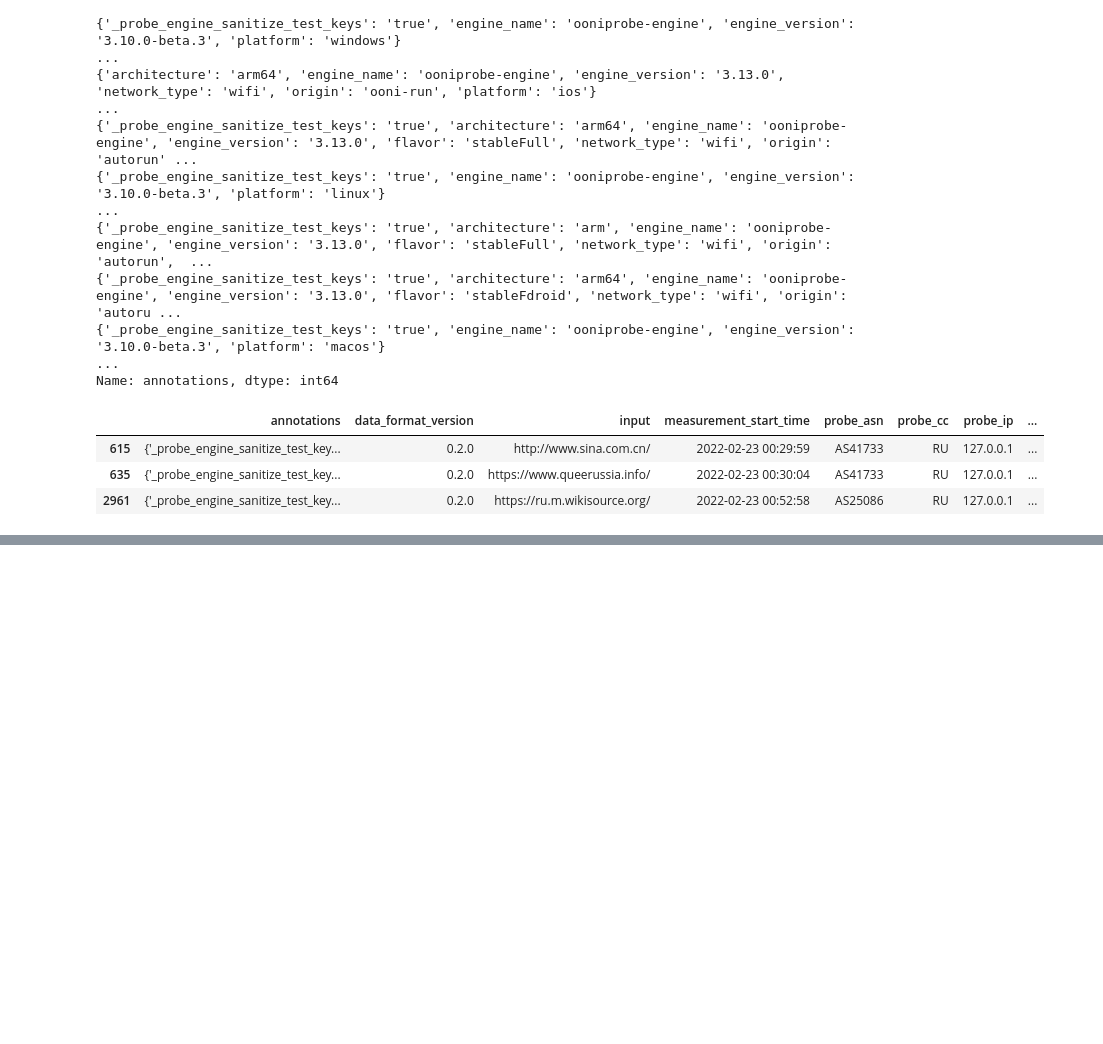
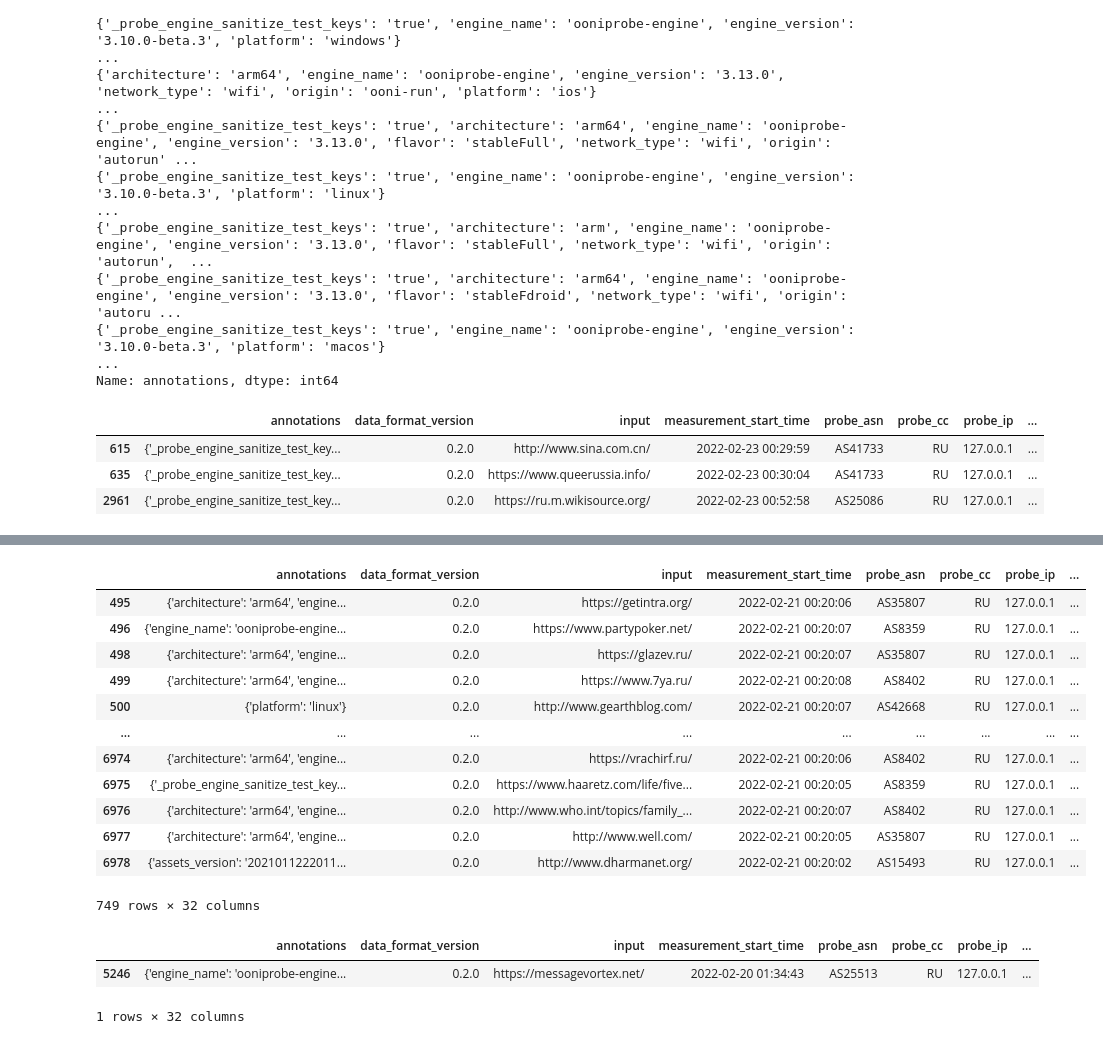
Before and after one commit to geoffrey-tang/OONI-Differential-Privacy, a Jupyter notebook: dataexploration.ipynb, the cells around one changed output, grey strips where cells are left out. Cells and saved outputs as stored; diff of their text form; code cells hidden in the pictures; blank space fills up the shorter version.

```diff
--- a/dataexploration.ipynb
+++ b/dataexploration.ipynb
@@ -396,0 +640,22 @@ df[df['annotations']==test]
+# %%
+df21[df21["time_bucket"]=='00:20']
+# %% [output]
+|  | annotations | data_format_version | input | measurement_start_time | probe_asn | probe_cc | probe_ip | ... |
+| 495 | {'architecture': 'arm64', 'engine... | 0.2.0 | https://getintra.org/ | 2022-02-21 00:20:06 | AS35807 | RU | 127.0.0.1 | ... |
+| 496 | {'engine_name': 'ooniprobe-engine... | 0.2.0 | https://www.partypoker.net/ | 2022-02-21 00:20:07 | AS8359 | RU | 127.0.0.1 | ... |
+| 498 | {'architecture': 'arm64', 'engine... | 0.2.0 | https://glazev.ru/ | 2022-02-21 00:20:07 | AS35807 | RU | 127.0.0.1 | ... |
+| 499 | {'architecture': 'arm64', 'engine... | 0.2.0 | https://www.7ya.ru/ | 2022-02-21 00:20:08 | AS8402 | RU | 127.0.0.1 | ... |
+| 500 | {'platform': 'linux'} | 0.2.0 | http://www.gearthblog.com/ | 2022-02-21 00:20:07 | AS42668 | RU | 127.0.0.1 | ... |
+| ... | ... | ... | ... | ... | ... | ... | ... | ... |
+| 6974 | {'architecture': 'arm64', 'engine... | 0.2.0 | https://vrachirf.ru/ | 2022-02-21 00:20:06 | AS8402 | RU | 127.0.0.1 | ... |
+| 6975 | {'_probe_engine_sanitize_test_key... | 0.2.0 | https://www.haaretz.com/life/five... | 2022-02-21 00:20:05 | AS8359 | RU | 127.0.0.1 | ... |
+| 6976 | {'architecture': 'arm64', 'engine... | 0.2.0 | http://www.who.int/topics/family_... | 2022-02-21 00:20:07 | AS8402 | RU | 127.0.0.1 | ... |
+| 6977 | {'architecture': 'arm64', 'engine... | 0.2.0 | http://www.well.com/ | 2022-02-21 00:20:05 | AS35807 | RU | 127.0.0.1 | ... |
+| 6978 | {'assets_version': '2021011222011... | 0.2.0 | http://www.dharmanet.org/ | 2022-02-21 00:20:02 | AS15493 | RU | 127.0.0.1 | ... |
+749 rows × 32 columns
+# %%
+df20[(df20["time_bucket"] == "01:30") & (df20["probe_asn"]=='AS25513')]
+# %% [output]
+|  | annotations | data_format_version | input | measurement_start_time | probe_asn | probe_cc | probe_ip | ... |
+| 5246 | {'engine_name': 'ooniprobe-engine... | 0.2.0 | https://messagevortex.net/ | 2022-02-20 01:34:43 | AS25513 | RU | 127.0.0.1 | ... |
+1 rows × 32 columns
```
Also changed, not shown: parts of 18 cells of this notebook, 1 other file.
